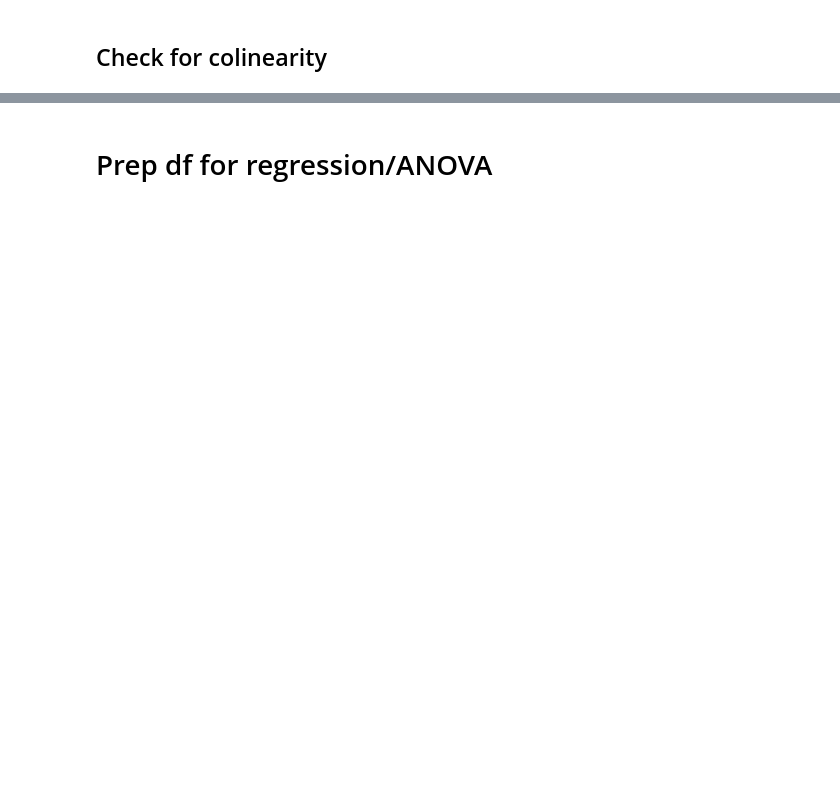
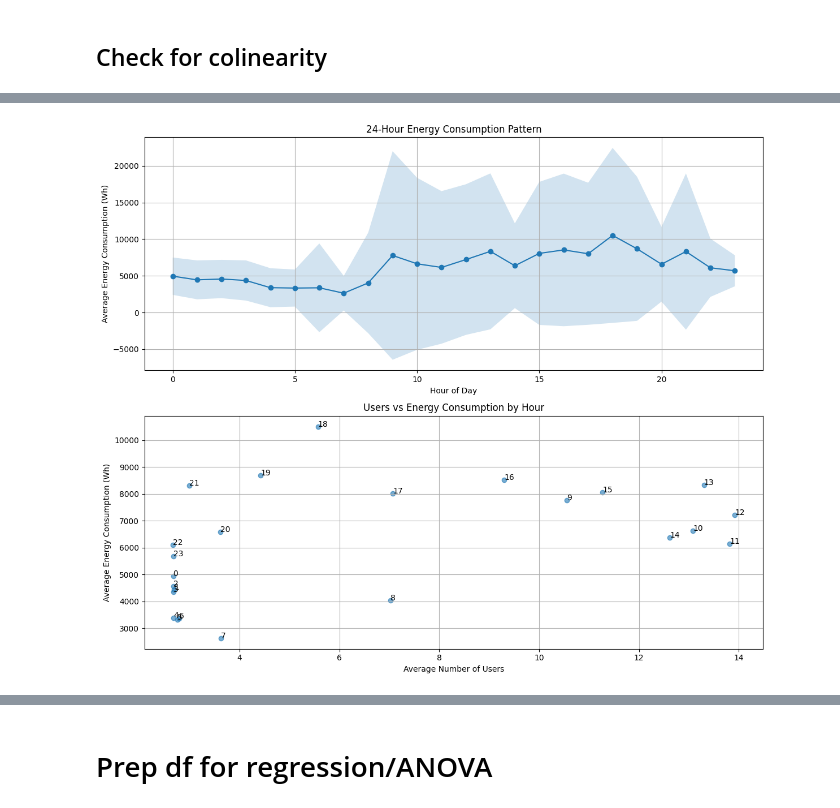
Before and after one commit to davidelgas/DataSciencePortfolio, a Jupyter notebook: OCCP/OCCP.ipynb, the cells around one changed output, grey strips where cells are left out. Cells and saved outputs as stored; diff of their text form; code cells hidden in the pictures; blank space fills up the shorter version.

```diff
--- a/OCCP/OCCP.ipynb
+++ b/OCCP/OCCP.ipynb
@@ -894,0 +1080,67 @@ sys.exit()
+# %%
+import pandas as pd
+import numpy as np
+import seaborn as sns
+import matplotlib.pyplot as plt
+
+# Load and clean data
+df = pd.read_pickle('/content/drive/MyDrive/Colab Notebooks/Data_sets/OCCP/df_logs_enriched_with_usage.pkl')
+
+# Convert columns to numeric
+df['hour'] = pd.to_numeric(df['hour'], errors='coerce')
+df['sum_value_Wh'] = pd.to_numeric(df['sum_value_Wh'], errors='coerce')
+df['unique_user_count'] = pd.to_numeric(df['unique_user_count'], errors='coerce')
+
+# Group by hour and calculate various statistics
+hourly_stats = df.groupby('hour').agg({
+    'sum_value_Wh': ['mean', 'median', 'std', 'count'],
+    'unique_user_count': 'mean'
+}).round(2)
+
+# Create a figure with two subplots
+fig, (ax1, ax2) = plt.subplots(2, 1, figsize=(12, 10))
+
+# Plot 1: Energy consumption pattern
+ax1.plot(hourly_stats[('sum_value_Wh', 'mean')], marker='o')
+ax1.fill_between(range(24),
+                 hourly_stats[('sum_value_Wh', 'mean')] - hourly_stats[('sum_value_Wh', 'std')],
+                 hourly_stats[('sum_value_Wh', 'mean')] + hourly_stats[('sum_value_Wh', 'std')],
+                 alpha=0.2)
+ax1.set_title('24-Hour Energy Consumption Pattern')
+ax1.set_xlabel('Hour of Day')
+ax1.set_ylabel('Average Energy Consumption (Wh)')
+ax1.grid(True)
+
+# Plot 2: Users vs Energy
+ax2.scatter(hourly_stats[('unique_user_count', 'mean')],
+           hourly_stats[('sum_value_Wh', 'mean')],
+           alpha=0.6)
+# Add hour labels to each point
+for i in range(24):
+    ax2.annotate(str(i),
+                (hourly_stats[('unique_user_count', 'mean')][i],
+                 hourly_stats[('sum_value_Wh', 'mean')][i]))
+ax2.set_title('Users vs Energy Consumption by Hour')
+ax2.set_xlabel('Average Number of Users')
+ax2.set_ylabel('Average Energy Consumption (Wh)')
+ax2.grid(True)
+
+plt.tight_layout()
+plt.show()
+
+# Print detailed statistics for peak hours
+peak_hours = hourly_stats.nlargest(5, ('sum_value_Wh', 'mean'))
+print("\nPeak Hours Analysis:")
+print(peak_hours)
+
+# Calculate relative increase during peak vs off-peak
+off_peak_mean = hourly_stats.loc[0:6, ('sum_value_Wh', 'mean')].mean()
+peak_mean = hourly_stats.loc[16:19, ('sum_value_Wh', 'mean')].mean()
+increase_factor = peak_mean / off_peak_mean
+
+print(f"\nPeak vs Off-peak Analysis:")
+print(f"Average off-peak consumption (midnight-6am): {off_peak_mean:.2f} Wh")
+print(f"Average peak consumption (4pm-7pm): {peak_mean:.2f} Wh")
+print(f"Peak hours consume {increase_factor:.1f}x more energy than off-peak hours")
+# %% [output]
+[figure, added]
```
Also changed, not shown: parts of 17 cells of this notebook.
